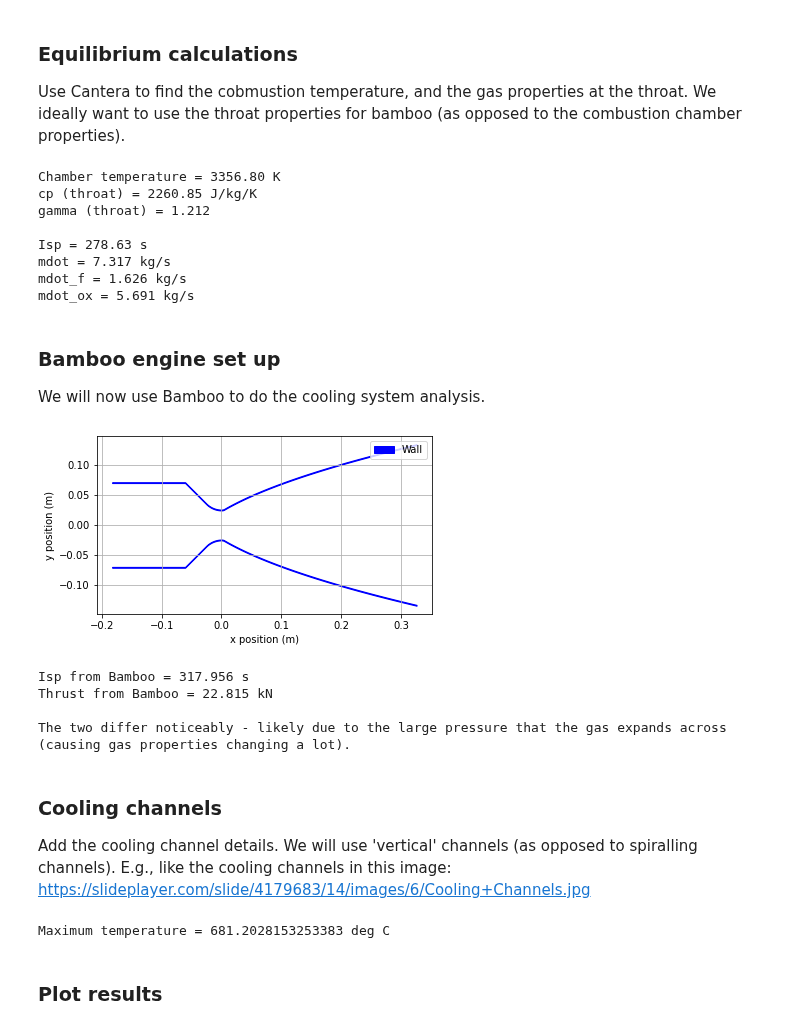
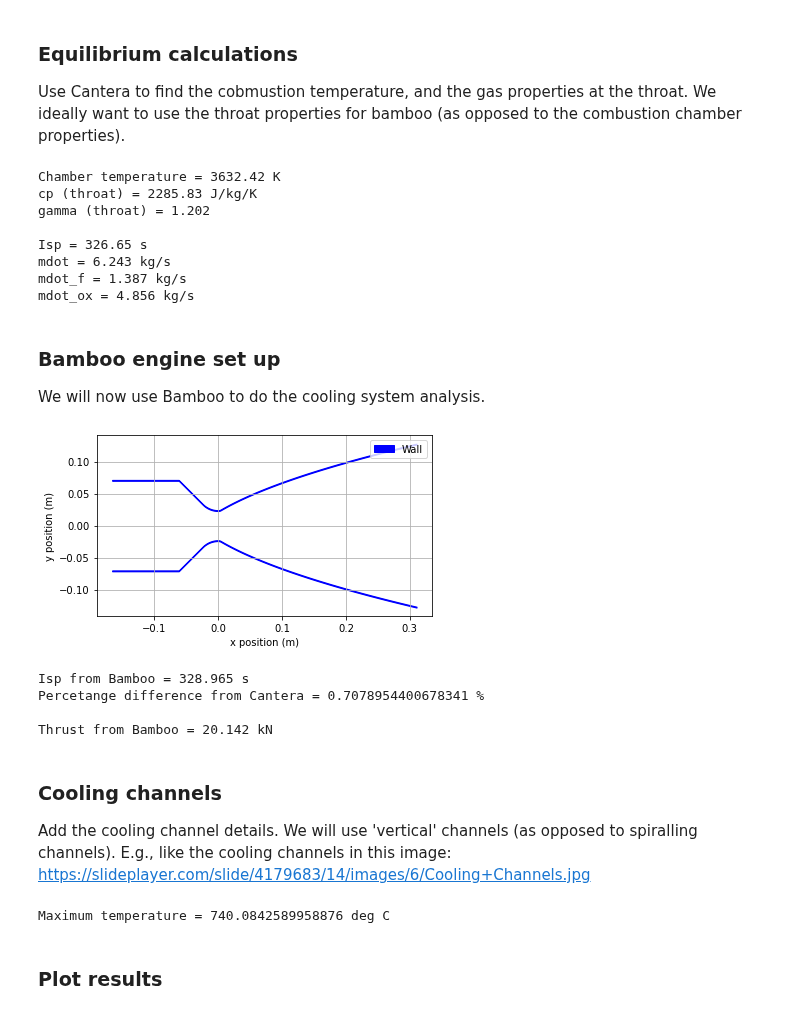
Before and after one commit to cuspaceflight/bamboo, a Jupyter notebook: Example - Cantera.ipynb, the cells around one changed output. Drawn from its saved outputs; the diff is of its cells as text; code cells hidden in the pictures.

```diff
--- a/Example - Cantera.ipynb
+++ b/Example - Cantera.ipynb
@@ -41,7 +41,7 @@ OF = 3.5                    # Oxidiser/fuel mass ratio
 
 # Combustion using Cantera's GRI3.0
 gas = ct.Solution('gri30.yaml')
-gas.TPY = 300, 10e5, "CH4:1, O2:3.5" # Very approximate fuel/ox inlet temperature
+gas.TPY = 300, pc, "CH4:1, O2:3.5"   # Very approximate fuel/ox inlet temperature
 gas.equilibrate("HP")
 Tc = gas.T                           # Combustion chamber temperature (K)
 s0 = gas.s                           # Entropy - needed for isentropic expansion through nozzle
@@ -49,7 +49,7 @@ h0 = gas.h                           # Stagnation enthalpy
 gamma_c = gas.cp/gas.cv
 
 # Initial guess of throat static pressure (using chamber properties) - use perfect gas compressible flow relations
-pt_guess = pc * (1 + (gamma_c - 1) / 2) ** (-gamma_c / (gamma_c - 1))
+pt_initial_guess = pc * (1 + (gamma_c - 1) / 2) ** (-gamma_c / (gamma_c - 1))
 
 # Iterate to get imperfect gas throat conditions - assume frozen flow (i.e. do not use gas.equilibrate again)
 def throat_error(pt):
@@ -61,7 +61,7 @@ def throat_error(pt):
     return error
 
 # Use scipy's solver to get throat conditions - you should use these with bamboo
-pt = scipy.optimize.fsolve(throat_error, x0 = 0.1*pc)
+pt = scipy.optimize.fsolve(throat_error, x0 = pt_initial_guess)
 pt = float(pt)
 cp_t = gas.cp
 gamma_t = gas.cp/gas.cv
@@ -79,20 +79,20 @@ Chamber temperature = {Tc:.2f} K
 cp (throat) = {cp_t:.2f} J/kg/K
 gamma (throat) = {gamma_t:.3f}
 
-Isp = {isp/9.81:.2f} s
+Isp = {isp/9.80665:.2f} s
 mdot = {mdot:.3f} kg/s
 mdot_f = {mdot_f:.3f} kg/s
 mdot_ox = {mdot_ox:.3f} kg/s
 """)
 # %% [output]
-Chamber temperature = 3356.80 K
-cp (throat) = 2260.85 J/kg/K
-gamma (throat) = 1.212
+Chamber temperature = 3632.42 K
+cp (throat) = 2285.83 J/kg/K
+gamma (throat) = 1.202
 
-Isp = 278.63 s
-mdot = 7.317 kg/s
-mdot_f = 1.626 kg/s
-mdot_ox = 5.691 kg/s
+Isp = 326.65 s
+mdot = 6.243 kg/s
+mdot_f = 1.387 kg/s
+mdot_ox = 4.856 kg/s
 # %% [markdown]
 ### Bamboo engine set up
 We will now use Bamboo to do the cooling system analysis.
@@ -103,40 +103,40 @@ chamber_conditions = bam.ChamberConditions(pc, Tc, mdot)
 nozzle = bam.Nozzle.from_engine_components(perfect_gas, chamber_conditions, p_amb, type = "rao")
 engine = bam.Engine(perfect_gas, chamber_conditions, nozzle)
 
 # Chamber geometry
 Rc = 0.07                                    # Chamber radius (m)
 Dc = 2*Rc                                    # Chamber diameter (m)
 Dt = 2*(nozzle.At/np.pi)**0.5                # Throat diameter (m) - get from Bamboo
 Ac = np.pi*Rc**2                             # Chamber area (m2)
 L_star = 1.2                                 # Guess an L* of 1.2 (L_star = Volume_c / Area_t)
 Vc = L_star * nozzle.At                      # Chamber volume from rearranged L*
 
 Lc = ( 24*Vc/np.pi - (Dc**3 - Dt**3)/np.tan(45*np.pi/180) ) / (6*Dc**2)  # Chamber length - equation (1.34) from http://www.braeunig.us/space/propuls.htm
 
 # Choose an inner wall thickness
 inner_wall_thickness = 1.5e-3
 
 # Add geometry
 engine.add_geometry(chamber_length = Lc,
                     chamber_area = Ac,
                     inner_wall_thickness = inner_wall_thickness)
 
 engine.plot_geometry()
 plt.show()
 
 # Check how well Bamboo's thrust (perfect gas model) agrees with Cantera
 print(f"""
 Isp from Bamboo = {engine.isp(p_amb):.3f} s
+Percetange difference from Cantera = {100 * (engine.isp(p_amb) - isp/9.80665) / (isp/9.80665)} %
+
 Thrust from Bamboo = {engine.thrust(p_amb)/1e3:.3f} kN
-
-The two differ noticeably - likely due to the large pressure that the gas expands across (causing gas properties changing a lot).
 """)
 # %% [output]
-[figure, old version]
+[figure, new version]
-Isp from Bamboo = 317.956 s
-Thrust from Bamboo = 22.815 kN
+Isp from Bamboo = 328.965 s
+Percetange difference from Cantera = 0.7078954400678341 %
 
-The two differ noticeably - likely due to the large pressure that the gas expands across (causing gas properties changing a lot).
+Thrust from Bamboo = 20.142 kN
 # %% [markdown]
 ### Cooling channels
 
@@ -234,7 +234,7 @@ heating_data = engine.steady_heating_analysis(to_json = False)
 
 print(f"Maximum temperature = {max(heating_data['T_wall_inner']) - 273.15} deg C")
 # %% [output]
-Maximum temperature = 681.2028153253383 deg C
+Maximum temperature = 740.0842589958876 deg C
 # %% [markdown]
 ### Plot results
 # %%
```
Also changed, not shown: parts of 2 cells of this notebook.
